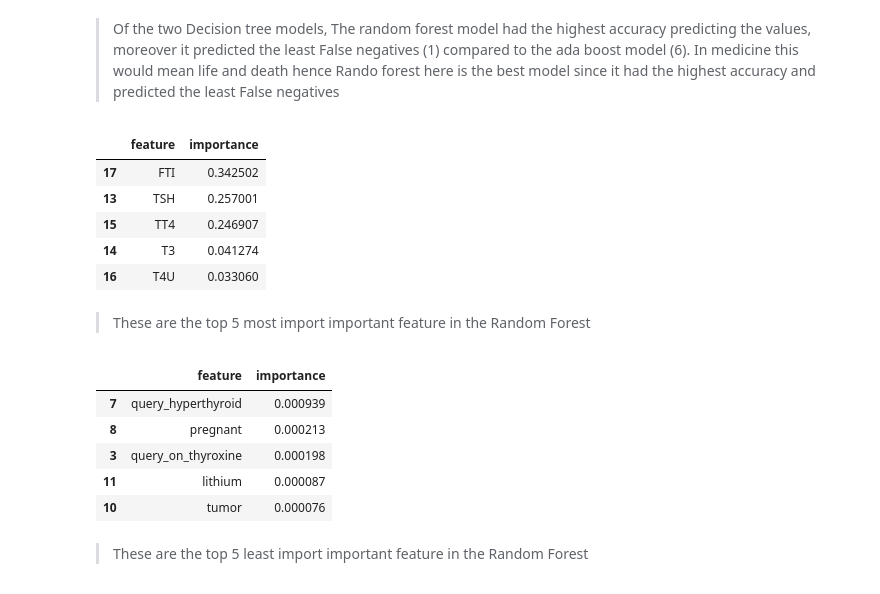
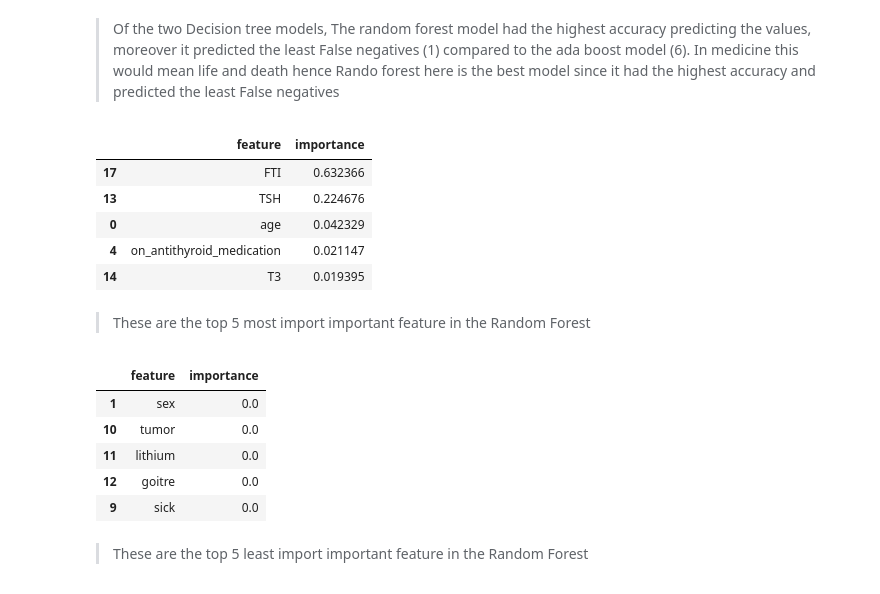
Before and after one commit to draglar/Hypothaloid_Prescence, a Jupyter notebook: Ian_Muigai_IP_week_8.ipynb, the cells around one changed output. Cells and saved outputs as stored; diff of their text form; code cells hidden in the pictures.

```diff
--- a/Ian_Muigai_IP_week_8.ipynb
+++ b/Ian_Muigai_IP_week_8.ipynb
@@ -559,7 +559,7 @@ The best parameters {'learning_rate': 0.1, 'n_estimators': 100}
 # %% [markdown]
 - Creating the model using the above parameters, i used the same depth as the random forest
 # %%
-ada = AdaBoostRegressor(DecisionTreeRegressor(max_depth=7),learning_rate=0.1,n_estimators=100)
+ada = AdaBoostClassifier(DecisionTreeClassifier(max_depth=7),learning_rate=0.1,n_estimators=100)
 ada = ada.fit(x_train, y_train)
 y_pred = ada.predict(x_test)
 comp=pd.DataFrame({'Actual':y_test,'Predicted':y_pred})
@@ -598,26 +598,26 @@ sns.heatmap(confused,annot=True)
 > Of the two Decision tree models, The random forest model had the highest accuracy predicting the values, moreover it predicted the least False negatives (1) compared to the ada boost model (6). In medicine this would mean life and death hence Rando forest here is the best model since it had the highest accuracy and predicted the least False negatives
 # %%
 importance = pd.DataFrame({'feature': list(x_train.columns),
-                           'importance': rforest.feature_importances_},index=None).sort_values('importance', ascending = False)
+                           'importance': ada.feature_importances_},index=None).sort_values('importance', ascending = False)
 importance.head(5)
 # %% [output]
 |  | feature | importance |
-| 17 | FTI | 0.342502 |
-| 13 | TSH | 0.257001 |
-| 15 | TT4 | 0.246907 |
-| 14 | T3 | 0.041274 |
-| 16 | T4U | 0.033060 |
+| 17 | FTI | 0.632366 |
+| 13 | TSH | 0.224676 |
+| 0 | age | 0.042329 |
+| 4 | on_antithyroid_medication | 0.021147 |
+| 14 | T3 | 0.019395 |
 # %% [markdown]
 > These are the top 5 most import important feature in the Random Forest
 # %%
 importance.tail(5)
 # %% [output]
 |  | feature | importance |
-| 7 | query_hyperthyroid | 0.000939 |
-| 8 | pregnant | 0.000213 |
-| 3 | query_on_thyroxine | 0.000198 |
-| 11 | lithium | 0.000087 |
-| 10 | tumor | 0.000076 |
+| 1 | sex | 0.0 |
+| 10 | tumor | 0.0 |
+| 11 | lithium | 0.0 |
+| 12 | goitre | 0.0 |
+| 9 | sick | 0.0 |
 # %% [markdown]
 > These are the top 5 least import important feature in the Random Forest
 # %% [markdown]
```
Also changed, not shown: parts of 9 cells of this notebook.
